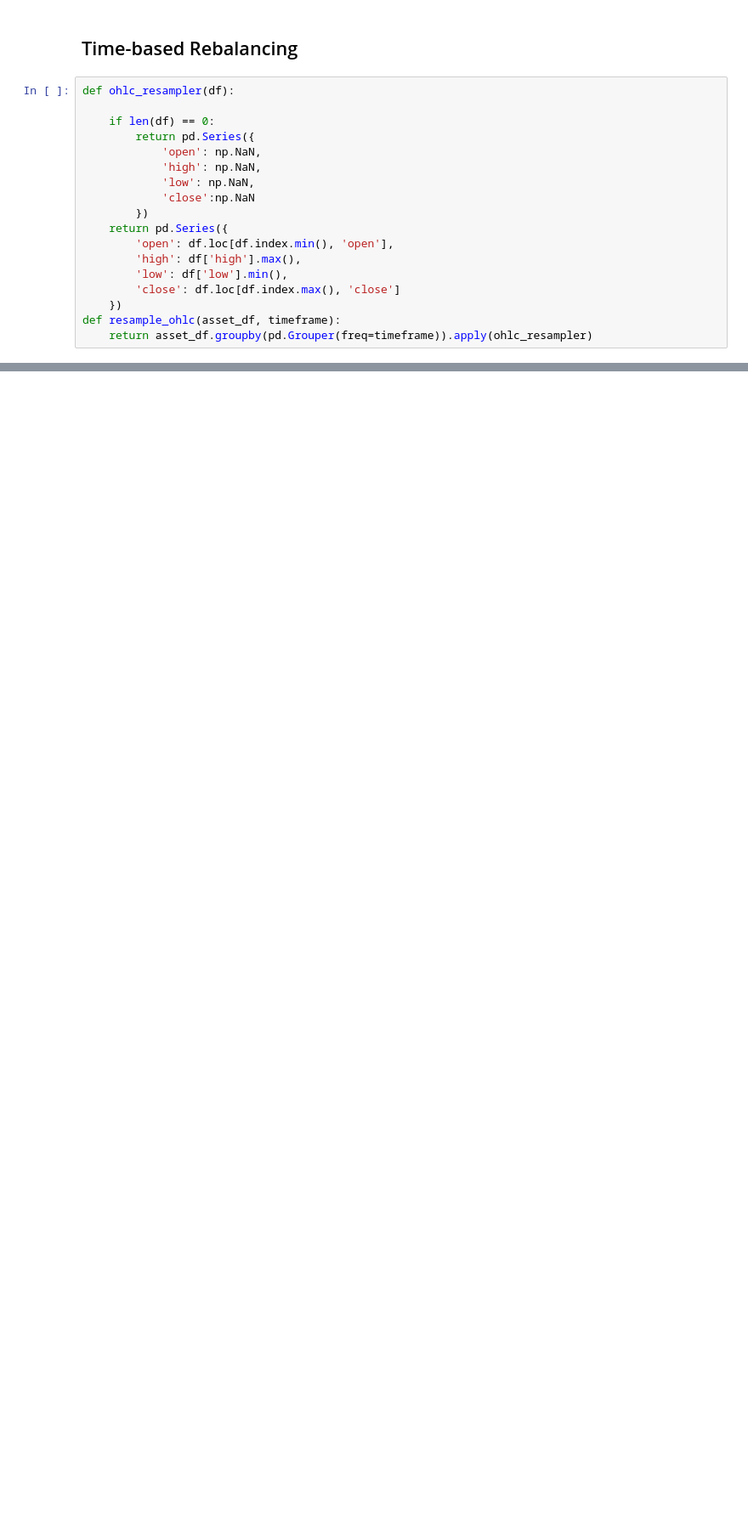
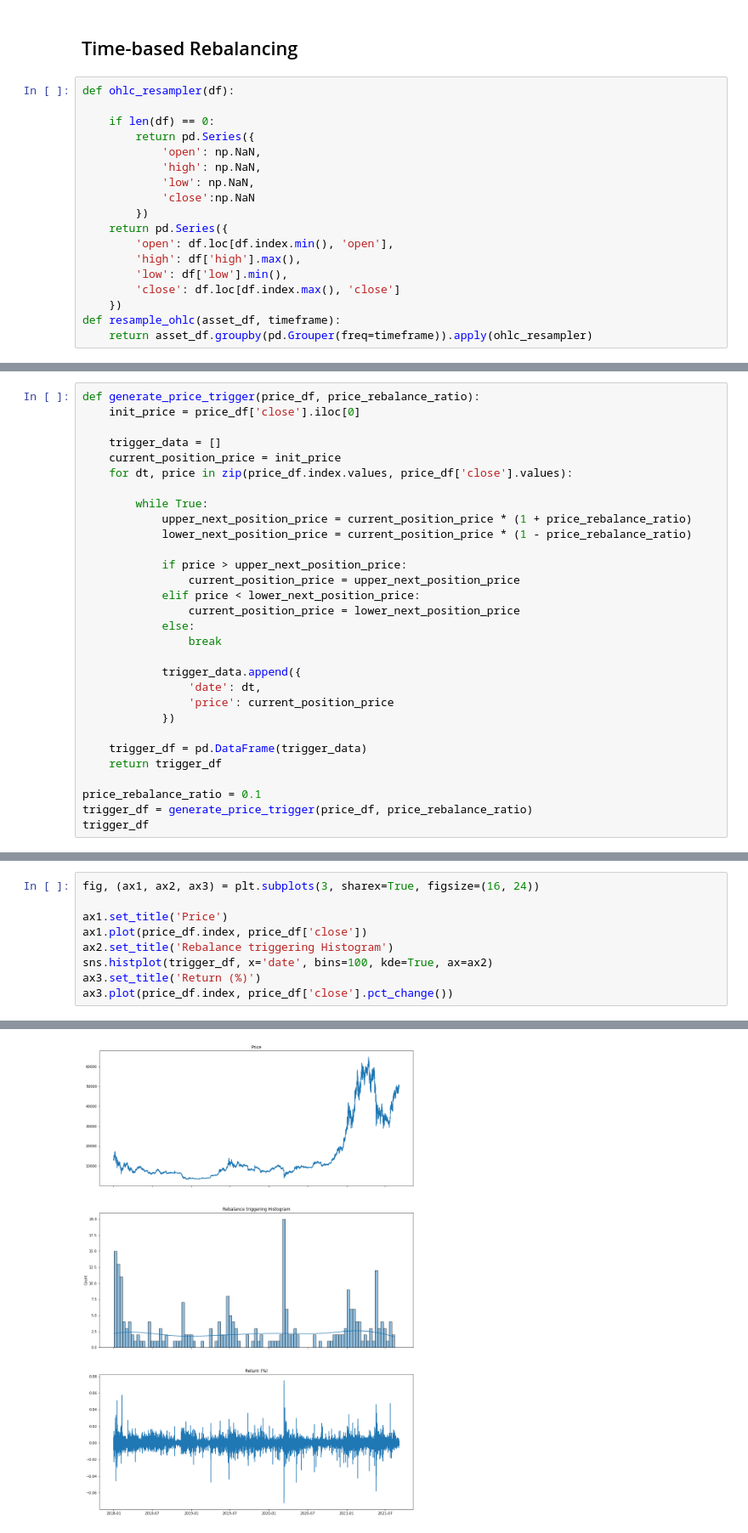
Before and after one commit to anythingth2/PortfolioRebalancing, a Jupyter notebook: Rebalancing.ipynb, the cells around one changed output, grey strips where cells are left out. Shown at 85% size. Drawn from its saved outputs; the diff is of its cells as text; blank space fills up the shorter version.

```diff
--- a/Rebalancing.ipynb
+++ b/Rebalancing.ipynb
@@ -229,0 +215,30 @@ array([[<matplotlib.axes._subplots.AxesSubplot object at 0x...>,
+# %%
+def generate_price_trigger(price_df, price_rebalance_ratio):
+    init_price = price_df['close'].iloc[0]
+
+    trigger_data = []
+    current_position_price = init_price
+    for dt, price in zip(price_df.index.values, price_df['close'].values):
+
+        while True:
+            upper_next_position_price = current_position_price * (1 + price_rebalance_ratio)
+            lower_next_position_price = current_position_price * (1 - price_rebalance_ratio)
+
+            if price > upper_next_position_price:
+                current_position_price = upper_next_position_price
+            elif price < lower_next_position_price:
+                current_position_price = lower_next_position_price
+            else:
+                break
+
+            trigger_data.append({
+                'date': dt,
+                'price': current_position_price
+            })
+
+    trigger_df = pd.DataFrame(trigger_data)
+    return trigger_df
+
+price_rebalance_ratio = 0.1
+trigger_df = generate_price_trigger(price_df, price_rebalance_ratio)
+trigger_df
@@ -229,0 +259,10 @@ array([[<matplotlib.axes._subplots.AxesSubplot object at 0x...>,
+# %%
+fig, (ax1, ax2, ax3) = plt.subplots(3, sharex=True, figsize=(16, 24))
+
+ax1.set_title('Price')
+ax1.plot(price_df.index, price_df['close'])
+ax2.set_title('Rebalance triggering Histogram')
+sns.histplot(trigger_df, x='date', bins=100, kde=True, ax=ax2)
+ax3.set_title('Return (%)')
+ax3.plot(price_df.index, price_df['close'].pct_change())
+# %% [output]
@@ -229,0 +270 @@ array([[<matplotlib.axes._subplots.AxesSubplot object at 0x...>,
+[figure, added]
```
Also changed, not shown: parts of 40 cells of this notebook.
